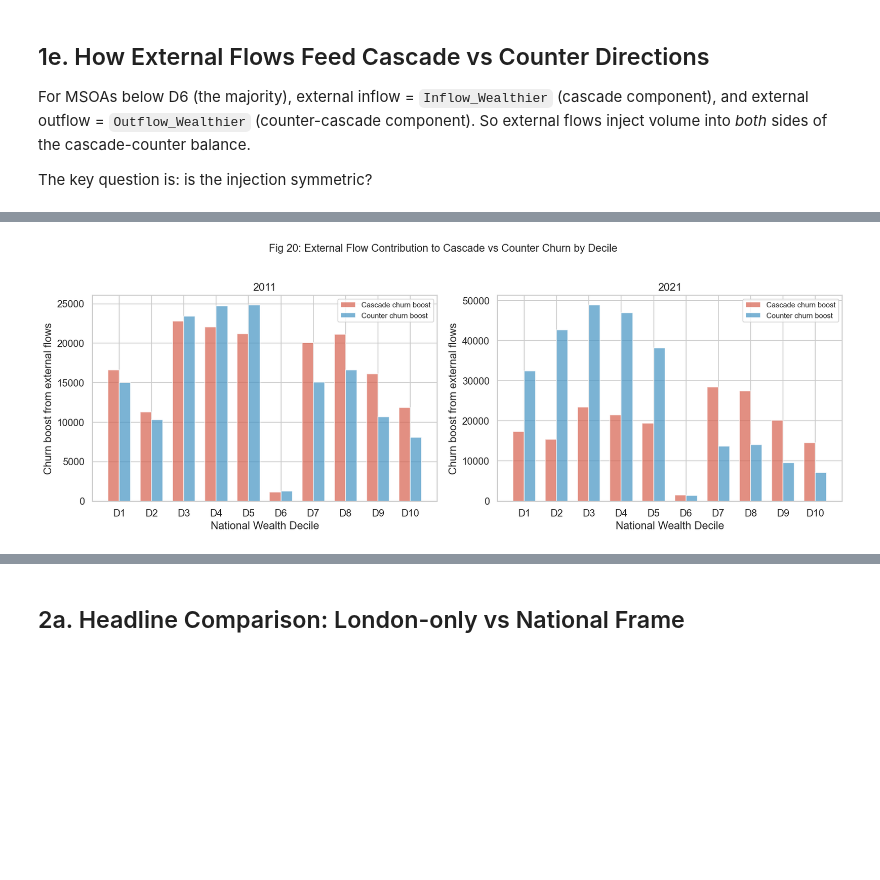
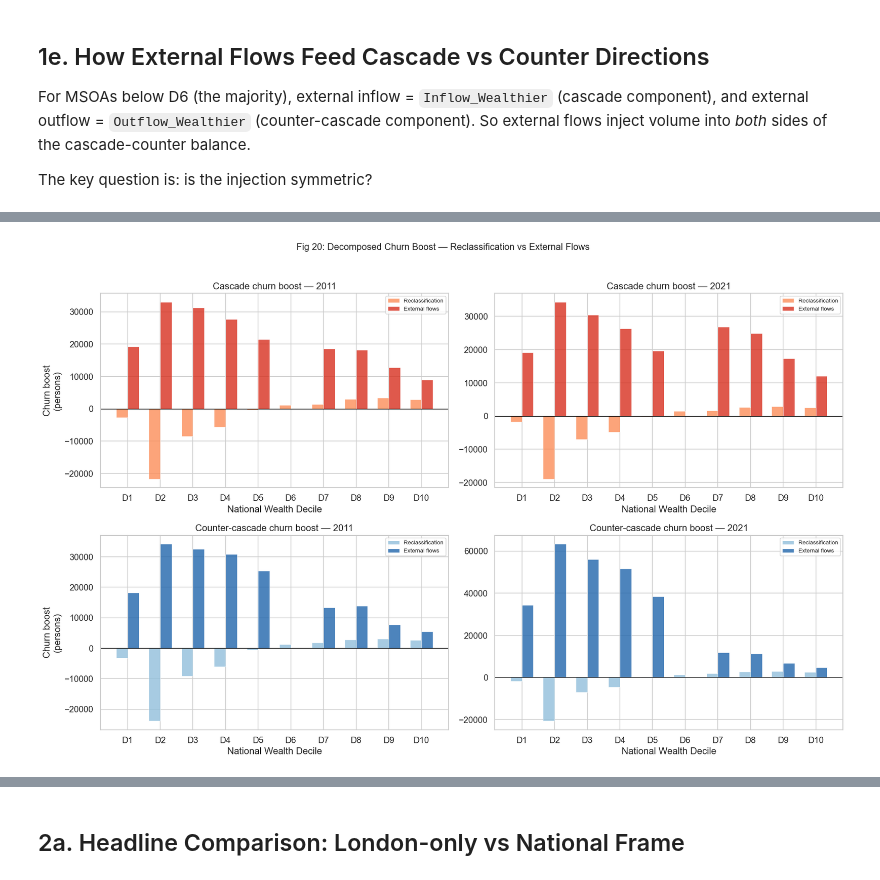
Before and after one commit to yxing82/CASA-Dissertation, a Jupyter notebook: scripts/eda_4_compare_natioanl_frame_and_london_only _20260624.ipynb, the cells around one changed output, grey strips where cells are left out. Cells and saved outputs as stored; diff of their text form; code cells hidden in the pictures; blank space fills up the shorter version.

Commit message:
Added refined EDA 4 - split reclassification effects and external flow effects

```diff
--- a/scripts/eda_4_compare_natioanl_frame_and_london_only _20260624.ipynb
+++ b/scripts/eda_4_compare_natioanl_frame_and_london_only _20260624.ipynb
@@ -61,6 +61,8 @@ We compute these here using the same formulas as EDA 1.
 # %%
 # ── Cross_Decile_Share_nat ────────────────────────────────────
 # Formula: (CFI_Churn + Counter_Churn) / Total_Migration
+df = df.copy()
+
 for yr in ['11', '21']:
     cfi  = df[f'CFI_Churn_nat_{yr}']
     cc   = df[f'Counter_Churn_nat_{yr}']
@@ -118,3 +120,20 @@ zero           22
 > - In London-only analysis, there were 2 "Zero" in 2011 and 21 in 2021. Are they the same in the national-frame analysis? If not, what have been changed?
 > - Not just "Zero", other categories also changed in counts. Where are those changes in spatial distribution?
 > **Check whether those 22 zero-concordance MSOAs line up with consistent 20 disclosure-suppressed MSOAs we found earlier (zero external flows in 2021) plus a couple of genuinely sparse areas, so can decide whether to flag or exclude them?**
+# %%
+# =====================================================================
+# Compute Internal London flows, National deciles
+# =====================================================================
+
+# Three frames:
+#   A = London-internal flows, London-relative deciles   (existing _11/_21 cols)
+#   B = London-internal flows, NATIONAL deciles          (computed here)
+#   C = London-internal + external flows, national deciles (existing _nat_ cols)
+#
+# Decomposition:
+#   B - A = pure reclassification effect  (same flows, different decile ladder)
+#   C - B = pure external flow effect     (same decile ladder, external flows added)
+#   C - A = total difference              (what we currently show)
+# =====================================================================
+
+EXT_DECILE = 6   # synthetic external MSOA assigned D6
@@ -497,46 +699,63 @@ These are detailed volume proofs of findings in `data_preprocess_add_outerLondon
 # %%
-# ── Fig 20: Cascade vs counter churn boost by decile ──────────
-fig, axes = plt.subplots(1, 2, figsize=(14, 5))
+fig, axes = plt.subplots(2, 2, figsize=(16, 10))
 x = np.arange(1, 11)
 w = 0.35
 
-for idx, yr in enumerate(['11', '21']):
-    ax = axes[idx]
-    casc_by_dec = []
-    counter_by_dec = []
+for row_idx, direction in enumerate(['cascade', 'counter']):
+    for col_idx, yr in enumerate(['11', '21']):
+        ax = axes[row_idx, col_idx]
 
-    for d in range(1, 11):
-        mask = df['Wealth_Decile_National'] == d
-        iw_b = (df.loc[mask, f'Inflow_Wealthier_nat_{yr}'] -
-                df.loc[mask, f'Inflow_Wealthier_{yr}']).sum()
-        op_b = (df.loc[mask, f'Outflow_Poorer_nat_{yr}'] -
-                df.loc[mask, f'Outflow_Poorer_{yr}']).sum()
-        ow_b = (df.loc[mask, f'Outflow_Wealthier_nat_{yr}'] -
-                df.loc[mask, f'Outflow_Wealthier_{yr}']).sum()
-        ip_b = (df.loc[mask, f'Inflow_Poorer_nat_{yr}'] -
-                df.loc[mask, f'Inflow_Poorer_{yr}']).sum()
-        casc_by_dec.append(iw_b + op_b)
-        counter_by_dec.append(ow_b + ip_b)
+        reclass_by_dec = []
+        external_by_dec = []
 
-    ax.bar(x - w/2, casc_by_dec, w, label='Cascade churn boost',
-           color='#d6604d', alpha=0.7)
-    ax.bar(x + w/2, counter_by_dec, w, label='Counter churn boost',
-           color='#4393c3', alpha=0.7)
-    ax.axhline(0, color='black', lw=0.8)
-    ax.set_xlabel('National Wealth Decile')
-    ax.set_ylabel('Churn boost from external flows')
-    ax.set_title(f'20{yr}')
-    ax.set_xticks(x)
-    ax.set_xticklabels([f'D{d}' for d in x])
-    ax.legend(fontsize=9)
+        for d in range(1, 11):
+            mask = df['Wealth_Decile_National'] == d
 
-fig.suptitle('Fig 20: External Flow Contribution to Cascade vs Counter Churn by Decile',
+            if direction == 'cascade':
+                a = (df.loc[mask, f'Inflow_Wealthier_{yr}'].sum() +
+                     df.loc[mask, f'Outflow_Poorer_{yr}'].sum())
+                b = (df.loc[mask, f'Inflow_Wealthier_intnat_{yr}'].sum() +
+                     df.loc[mask, f'Outflow_Poorer_intnat_{yr}'].sum())
+                c = (df.loc[mask, f'Inflow_Wealthier_nat_{yr}'].sum() +
+                     df.loc[mask, f'Outflow_Poorer_nat_{yr}'].sum())
+            else:
+                a = (df.loc[mask, f'Outflow_Wealthier_{yr}'].sum() +
+                     df.loc[mask, f'Inflow_Poorer_{yr}'].sum())
+                b = (df.loc[mask, f'Outflow_Wealthier_intnat_{yr}'].sum() +
+                     df.loc[mask, f'Inflow_Poorer_intnat_{yr}'].sum())
+                c = (df.loc[mask, f'Outflow_Wealthier_nat_{yr}'].sum() +
+                     df.loc[mask, f'Inflow_Poorer_nat_{yr}'].sum())
+
+            reclass_by_dec.append(b - a)
+            external_by_dec.append(c - b)
+
+        # Side-by-side bars instead of stacked
+        color_r = '#fc8d59' if direction == 'cascade' else '#91bfdb'
+        color_e = '#d7301f' if direction == 'cascade' else '#2166ac'
+
+        ax.bar(x - w/2, reclass_by_dec, w, label='Reclassification',
+               color=color_r, alpha=0.8, edgecolor='white', lw=0.5)
+        ax.bar(x + w/2, external_by_dec, w, label='External flows',
+               color=color_e, alpha=0.8, edgecolor='white', lw=0.5)
+
+        ax.axhline(0, color='black', lw=0.8)
+        ax.set_xlabel('National Wealth Decile')
+        ax.set_xticks(x)
+        ax.set_xticklabels([f'D{d}' for d in x])
+
+        title_dir = 'Cascade' if direction == 'cascade' else 'Counter-cascade'
+        ax.set_title(f'{title_dir} churn boost — 20{yr}')
+        if col_idx == 0:
+            ax.set_ylabel('Churn boost\n(persons)')
+        ax.legend(fontsize=8, loc='best')
+
+fig.suptitle('Fig 20: Decomposed Churn Boost — Reclassification vs External Flows',
              fontsize=13, y=1.02)
 plt.tight_layout()
-plt.savefig(OUTPUT_DIR / 'fig_20_ext_cascade_counter_boost_by_decile.png', dpi=150)
+plt.savefig(OUTPUT_DIR / 'fig_20_decomposed_churn_boost.png', dpi=150)
 plt.show()
 # %% [output]
-[figure, old version]
+[figure, new version]
 # %% [markdown]
 ### Fig 20 Interpretation
 
```
Also changed, not shown: parts of 8 cells of this notebook, 10 other files.
